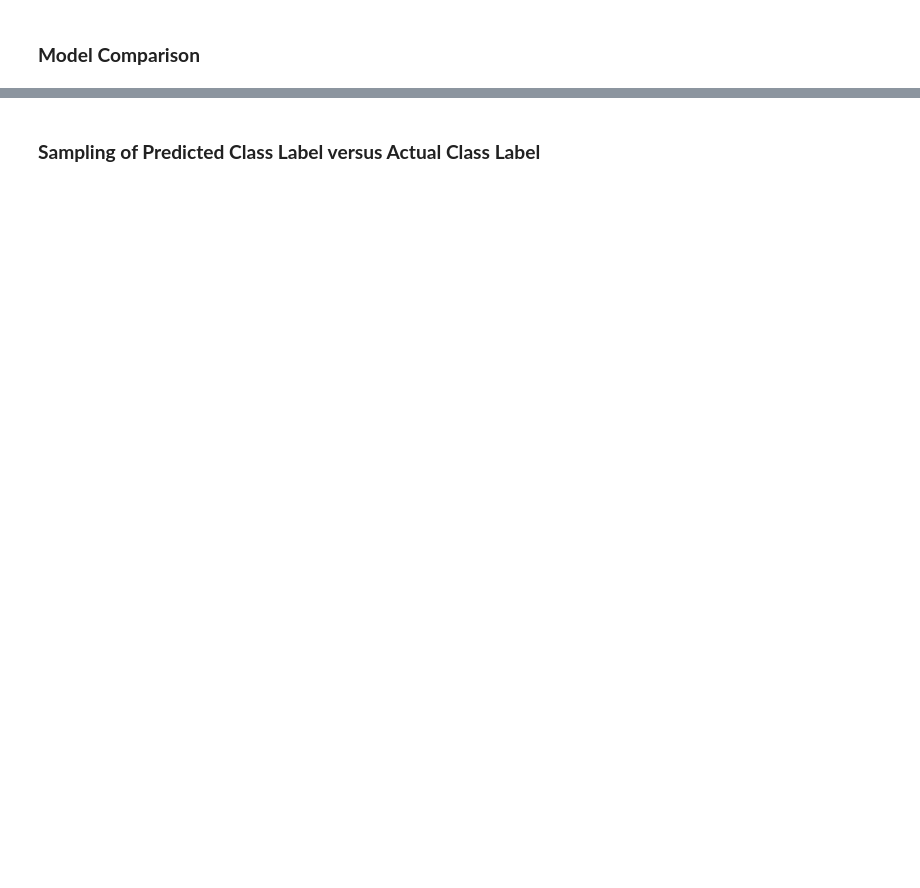
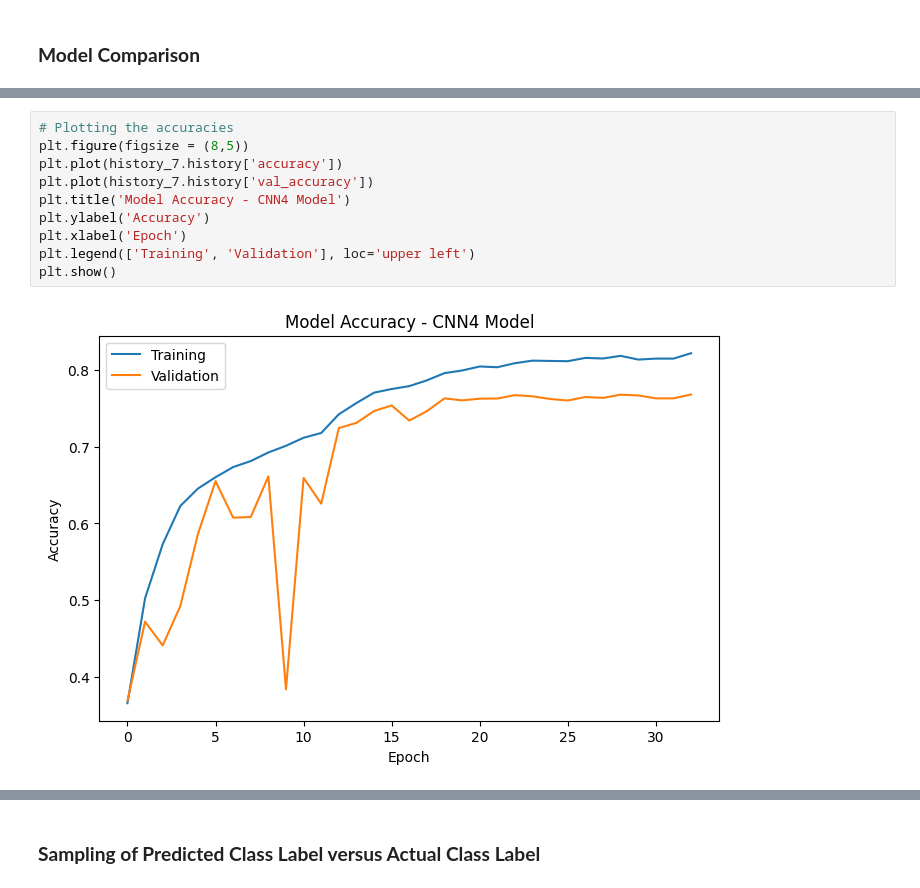
Before and after one commit to jeffstearns22/CapStone, a Jupyter notebook: JS_Capstone_FER.ipynb, the cells around one changed output, grey strips where cells are left out. Saved outputs shown, nothing was run; the diff lists cells and outputs as text; blank space fills up the shorter version.

```diff
--- a/JS_Capstone_FER.ipynb
+++ b/JS_Capstone_FER.ipynb
@@ -1252,0 +1416,12 @@ Trial and error, and intuition from CNN methods utilized in prior models let to
+# %%
+# Plotting the accuracies
+plt.figure(figsize = (8,5))
+plt.plot(history_7.history['accuracy'])
+plt.plot(history_7.history['val_accuracy'])
+plt.title('Model Accuracy - CNN4 Model')
+plt.ylabel('Accuracy')
+plt.xlabel('Epoch')
+plt.legend(['Training', 'Validation'], loc='upper left')
+plt.show()
+# %% [output]
+[figure, added]
```
Also changed, not shown: parts of 62 cells of this notebook, 2 other files.
